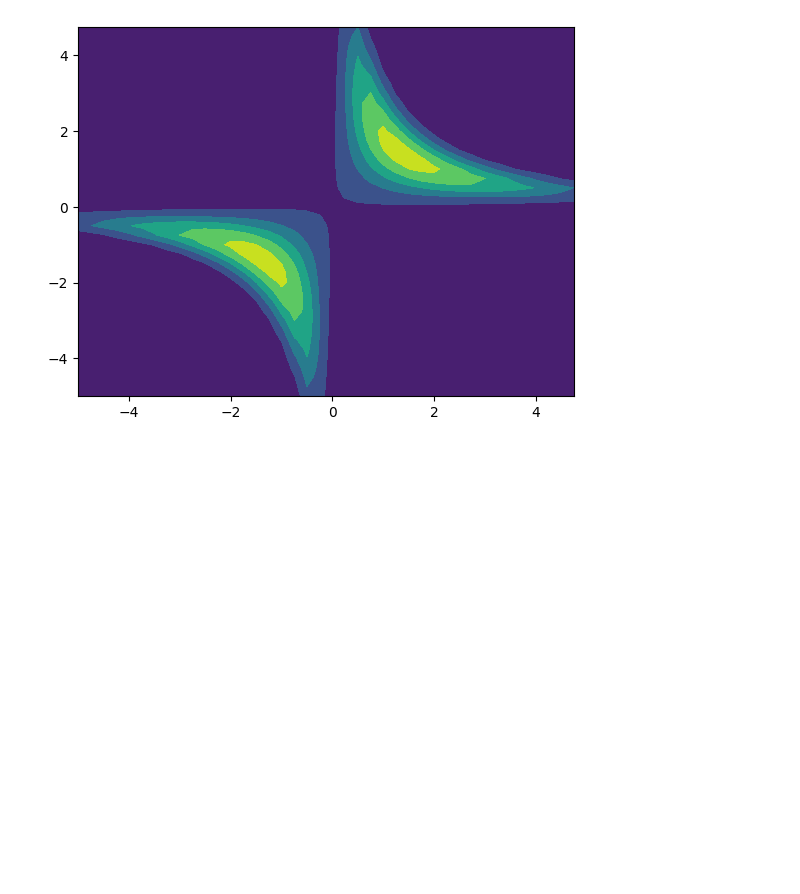
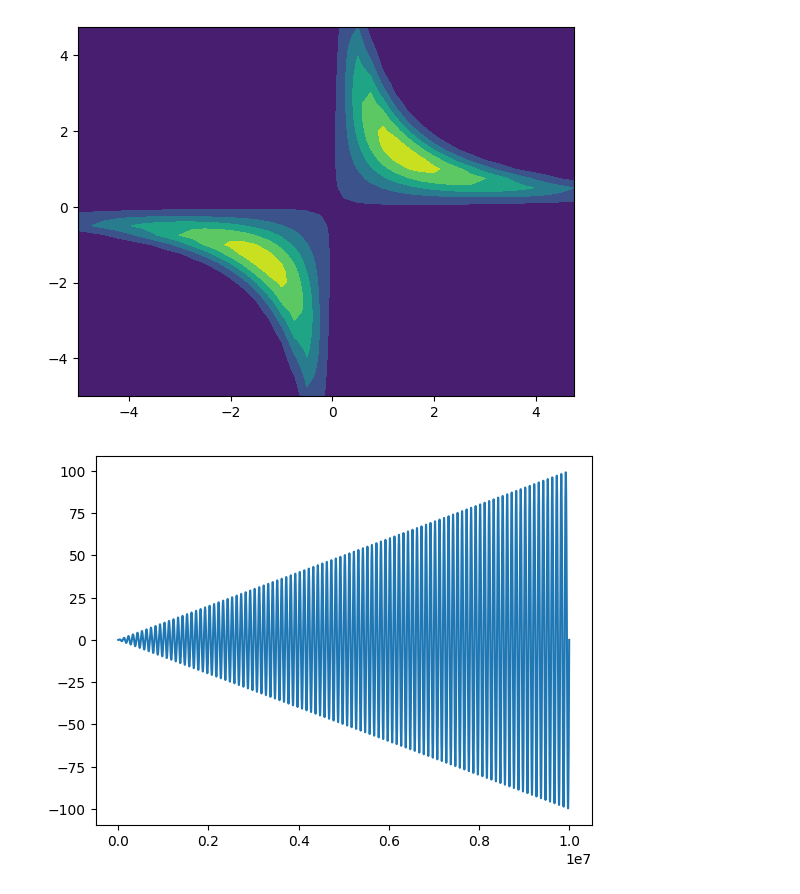
Before and after one commit to hjisaac/recommender-system, a Jupyter notebook: main.ipynb, the cells around one changed output. Cells and saved outputs as stored; diff of their text form; code cells hidden in the pictures; blank space fills up the shorter version.

```diff
--- a/main.ipynb
+++ b/main.ipynb
@@ -1139,3 +1211,10 @@ P = (
 surf = plt.contourf(U, V, P)
 # %% [output]
 [figure]
+# %%
+x = np.arange(0, 100, 0.00001)
+y = x * np.sin(2 * np.pi * x)
+plt.plot(y)
+plt.savefig("test.svg", format="svg")
+# %% [output]
+[figure, added]
```
Also changed, not shown: parts of 12 cells of this notebook, 22 other files.
